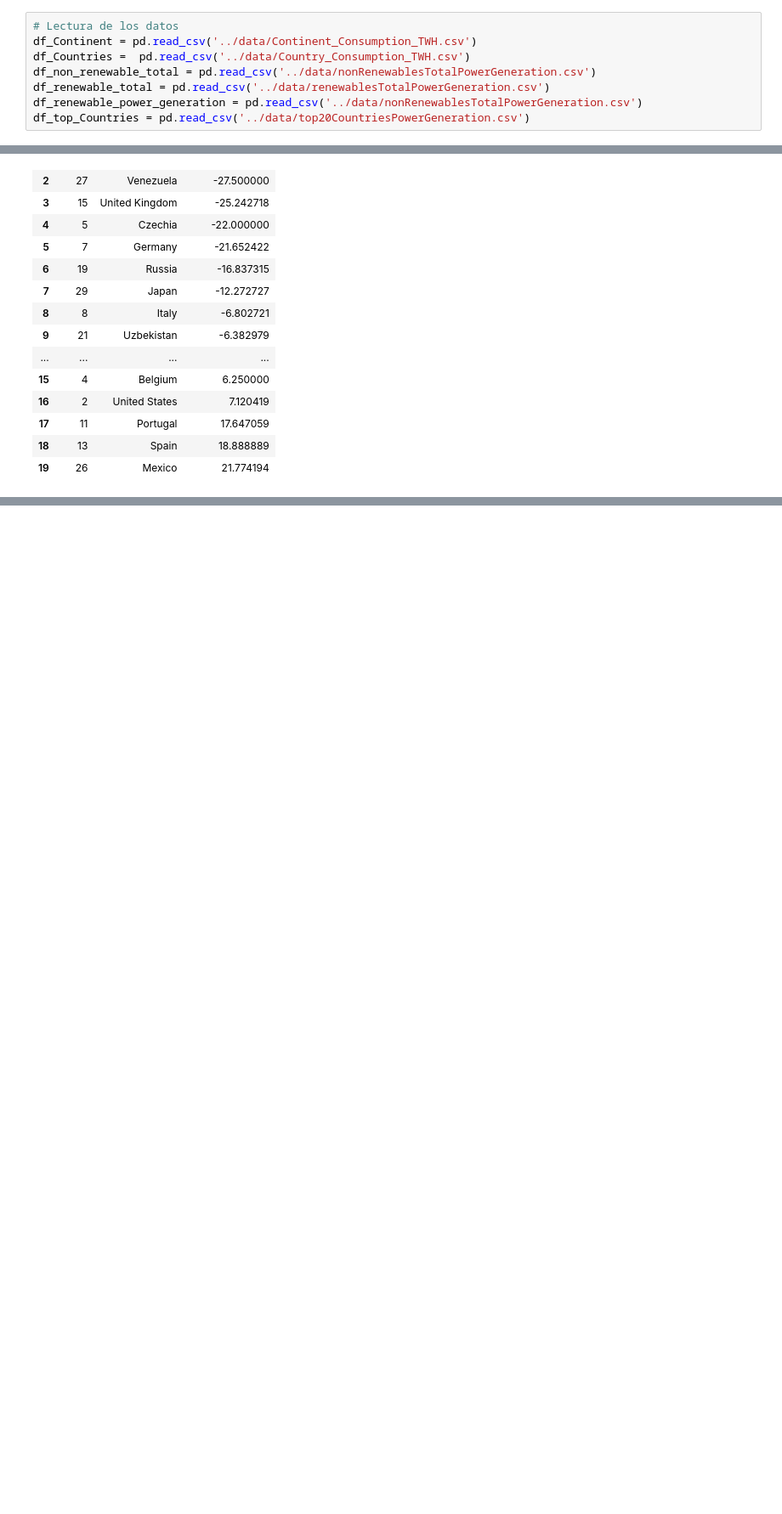
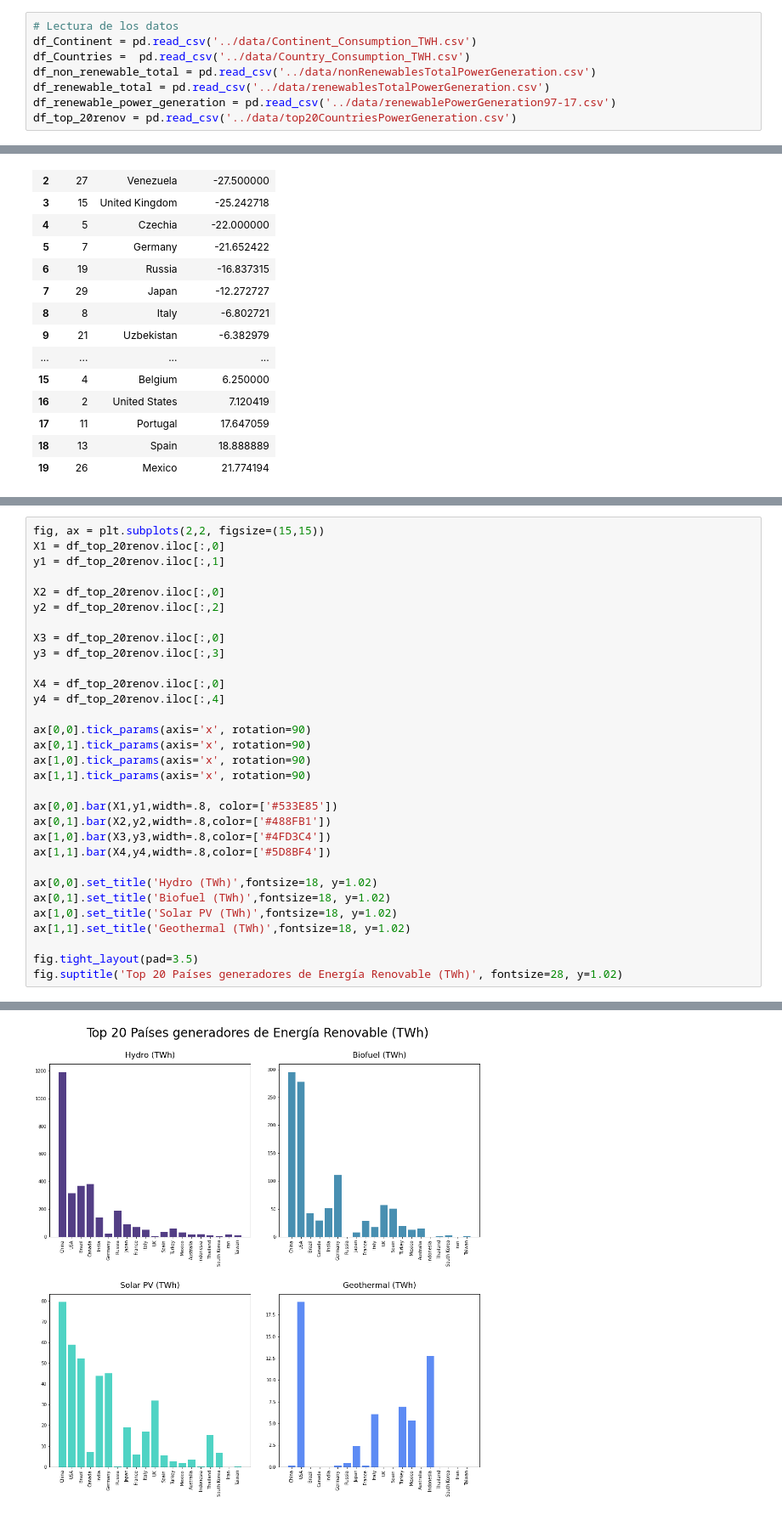
Before and after one commit to malvaradogcode/ProyectBootcamp, a Jupyter notebook: src/eda.ipynb, the cells around one changed output, grey strips where cells are left out. Shown: that part at 85% size. Cells and saved outputs as stored; diff of their text form; blank space fills up the shorter version.

```diff
--- a/src/eda.ipynb
+++ b/src/eda.ipynb
@@ -13,8 +13,8 @@ df_Continent = pd.read_csv('../data/Continent_Consumption_TWH.csv')
 df_Countries =  pd.read_csv('../data/Country_Consumption_TWH.csv')
 df_non_renewable_total = pd.read_csv('../data/nonRenewablesTotalPowerGeneration.csv')
 df_renewable_total = pd.read_csv('../data/renewablesTotalPowerGeneration.csv')
-df_renewable_power_generation = pd.read_csv('../data/nonRenewablesTotalPowerGeneration.csv')
-df_top_Countries = pd.read_csv('../data/top20CountriesPowerGeneration.csv')
+df_renewable_power_generation = pd.read_csv('../data/renewablePowerGeneration97-17.csv')
+df_top_20renov = pd.read_csv('../data/top20CountriesPowerGeneration.csv')
 # %%
 df_Continent.head()
 # %% [output]
@@ -442,0 +462,32 @@ plt.bar(Xpct, ypct)
+# %%
+fig, ax = plt.subplots(2,2, figsize=(15,15))
+X1 = df_top_20renov.iloc[:,0]
+y1 = df_top_20renov.iloc[:,1]
+
+X2 = df_top_20renov.iloc[:,0]
+y2 = df_top_20renov.iloc[:,2]
+
+X3 = df_top_20renov.iloc[:,0]
+y3 = df_top_20renov.iloc[:,3]
+
+X4 = df_top_20renov.iloc[:,0]
+y4 = df_top_20renov.iloc[:,4]
+
+ax[0,0].tick_params(axis='x', rotation=90)
+ax[0,1].tick_params(axis='x', rotation=90)
+ax[1,0].tick_params(axis='x', rotation=90)
+ax[1,1].tick_params(axis='x', rotation=90)
+
+ax[0,0].bar(X1,y1,width=.8, color=['#533E85'])
+ax[0,1].bar(X2,y2,width=.8,color=['#488FB1'])
+ax[1,0].bar(X3,y3,width=.8,color=['#4FD3C4'])
+ax[1,1].bar(X4,y4,width=.8,color=['#5D8BF4'])
+
+ax[0,0].set_title('Hydro (TWh)',fontsize=18, y=1.02)
+ax[0,1].set_title('Biofuel (TWh)',fontsize=18, y=1.02)
+ax[1,0].set_title('Solar PV (TWh)',fontsize=18, y=1.02)
+ax[1,1].set_title('Geothermal (TWh)',fontsize=18, y=1.02)
+
+fig.tight_layout(pad=3.5)
+fig.suptitle('Top 20 Países generadores de Energía Renovable (TWh)', fontsize=28, y=1.02)
+# %% [output]
@@ -442,0 +495 @@ plt.bar(Xpct, ypct)
+[figure, added]
```
Also changed, not shown: parts of 14 cells of this notebook, 1 other file.
